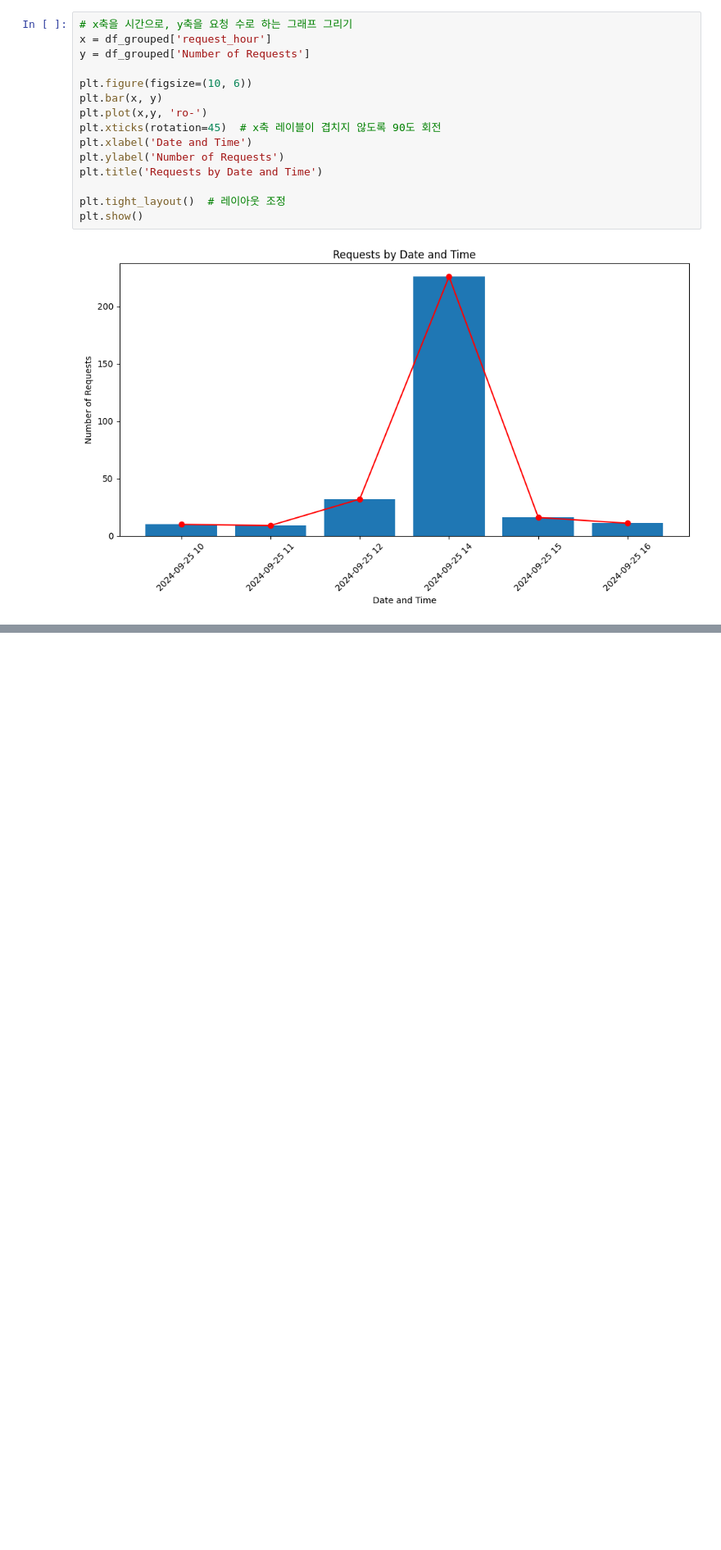
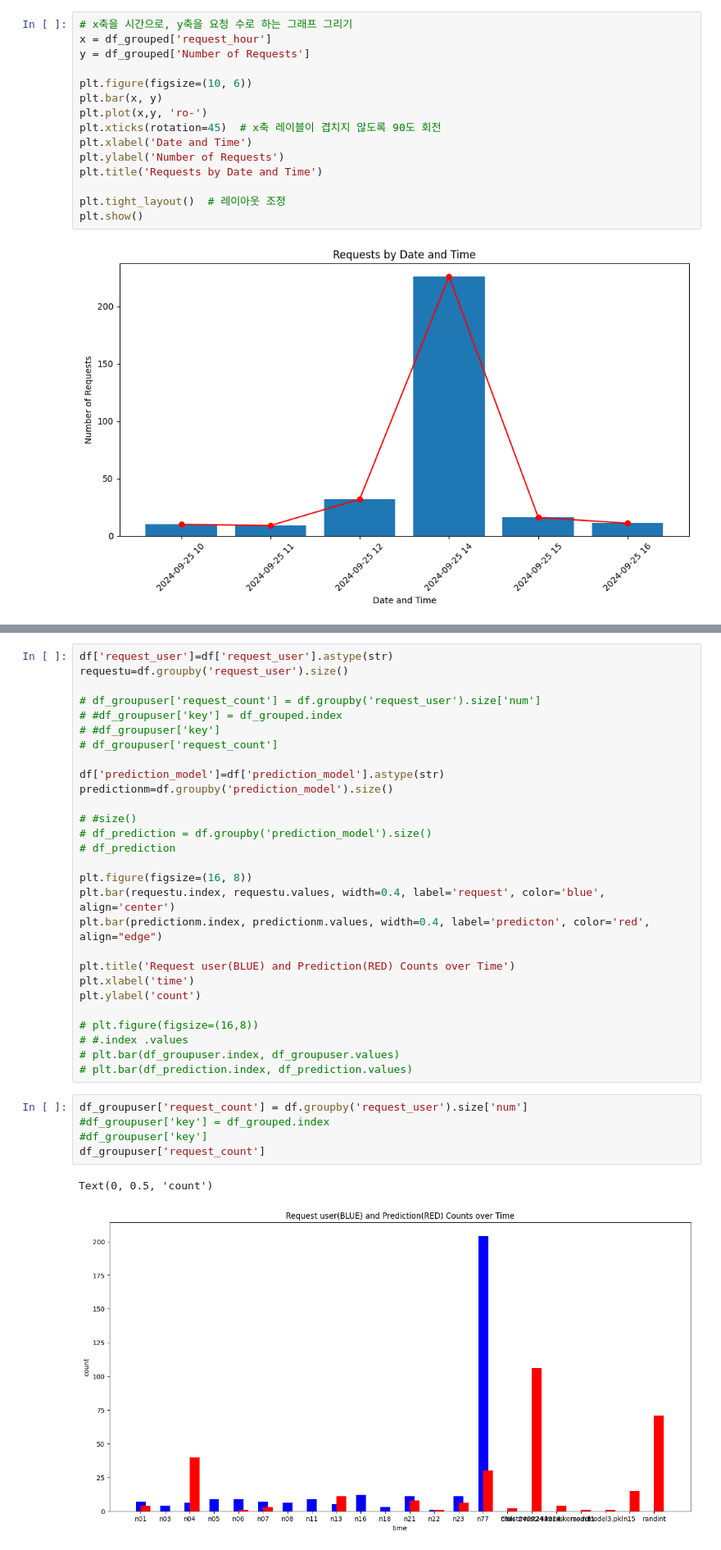
Before and after one commit to lsiwh37249/stdash, a Jupyter notebook: note/Untitled.ipynb, the cells around one changed output, grey strips where cells are left out. Shown at 82% size. Cells and saved outputs as stored; diff of their text form; blank space fills up the shorter version.

```diff
--- a/note/Untitled.ipynb
+++ b/note/Untitled.ipynb
@@ -116,0 +128,36 @@ plt.show()
+# %%
+df['request_user']=df['request_user'].astype(str)
+requestu=df.groupby('request_user').size()
+
+# df_groupuser['request_count'] = df.groupby('request_user').size['num']
+# #df_groupuser['key'] = df_grouped.index
+# #df_groupuser['key']
+# df_groupuser['request_count']
+
+df['prediction_model']=df['prediction_model'].astype(str)
+predictionm=df.groupby('prediction_model').size()
+
+# #size()
+# df_prediction = df.groupby('prediction_model').size()
+# df_prediction
+
+plt.figure(figsize=(16, 8))
+plt.bar(requestu.index, requestu.values, width=0.4, label='request', color='blue', align='center')
+plt.bar(predictionm.index, predictionm.values, width=0.4, label='predicton', color='red', align="edge")
+
+plt.title('Request user(BLUE) and Prediction(RED) Counts over Time')
+plt.xlabel('time')
+plt.ylabel('count')
+
+# plt.figure(figsize=(16,8))
+# #.index .values
+# plt.bar(df_groupuser.index, df_groupuser.values)
+# plt.bar(df_prediction.index, df_prediction.values)
+# %%
+df_groupuser['request_count'] = df.groupby('request_user').size['num']
+#df_groupuser['key'] = df_grouped.index
+#df_groupuser['key']
+df_groupuser['request_count']
+# %% [output]
+Text(0, 0.5, 'count')
+[figure, added]
```
Also changed, not shown: parts of 10 cells of this notebook, 1 other file.
